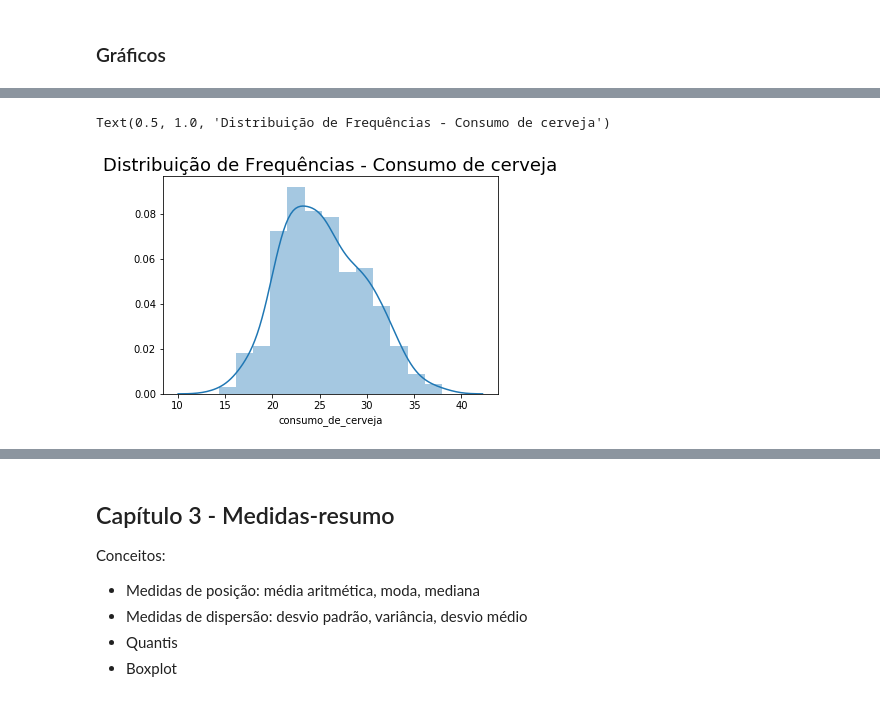
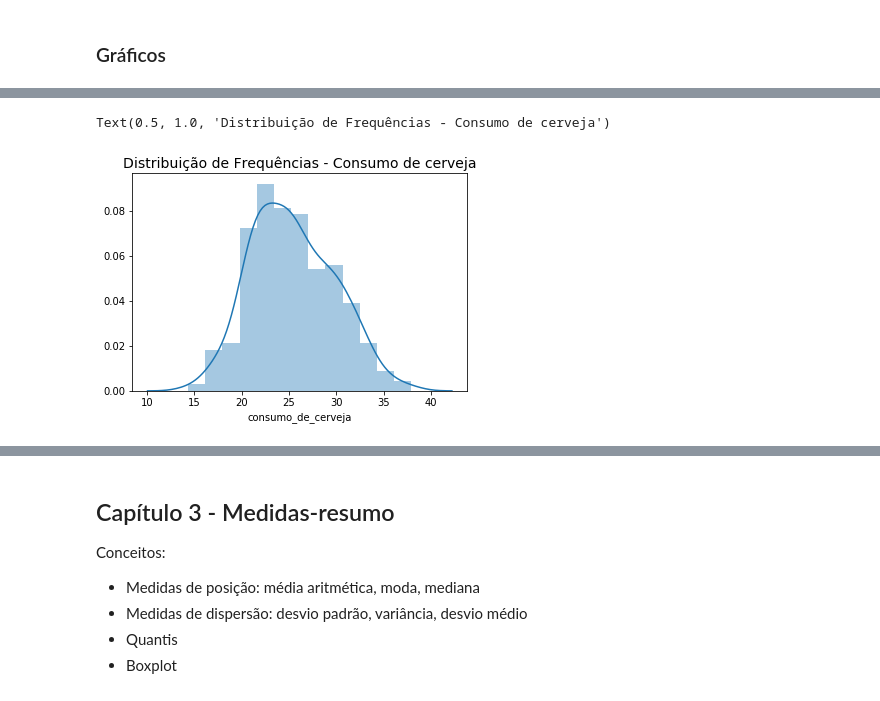
Before and after one commit to beatrizmilz/grupo_estudo_data_science_II, a Jupyter notebook: consumo_cerveja.ipynb, the cells around one changed output, grey strips where cells are left out. Saved outputs shown, nothing was run; the diff lists cells and outputs as text; code cells hidden in the pictures.

```diff
--- a/consumo_cerveja.ipynb
+++ b/consumo_cerveja.ipynb
@@ -308,5 +339,6 @@ pd.DataFrame({"Frequência":pd.value_counts(
 # %%
-sns.distplot(consumo_cerveja["consumo_de_cerveja"]).set_title("Distribuição de Frequências - Consumo de cerveja", fontsize = 18)
+# Consumo de cerveja
+sns.distplot(consumo_cerveja["consumo_de_cerveja"]).set_title("Distribuição de Frequências - Consumo de cerveja", fontsize = 14)
 # %% [output]
 Text(0.5, 1.0, 'Distribuição de Frequências - Consumo de cerveja')
-[figure, old version]
+[figure, new version]
```
Also changed, not shown: parts of 9 cells of this notebook.
